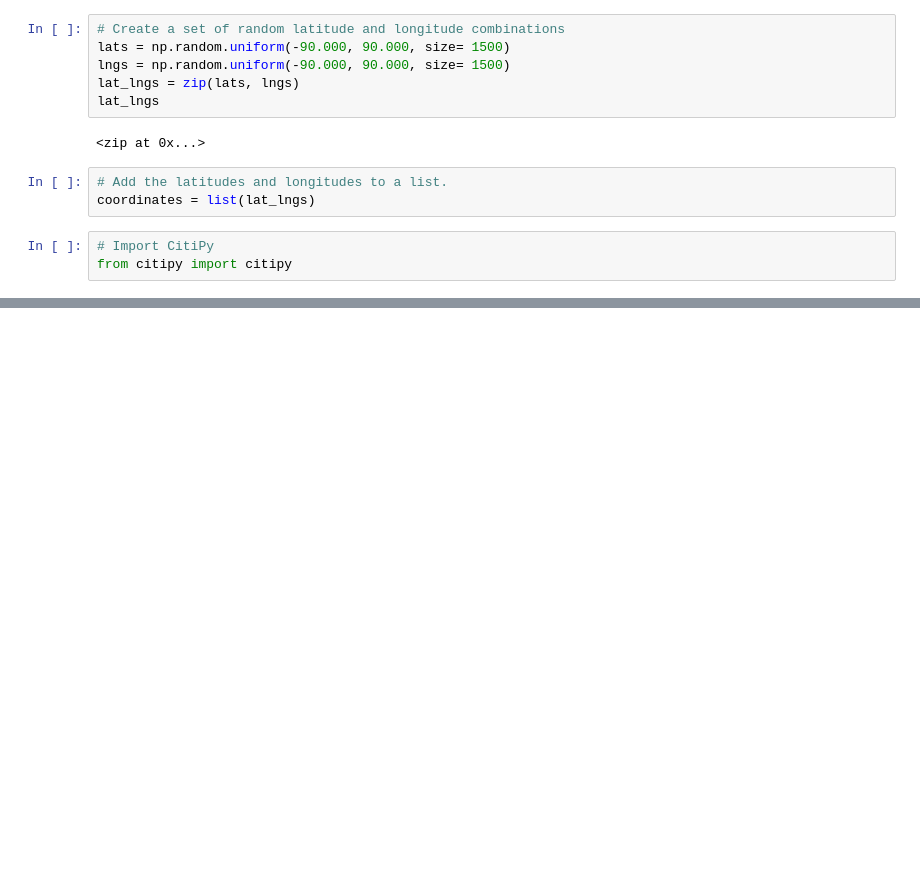
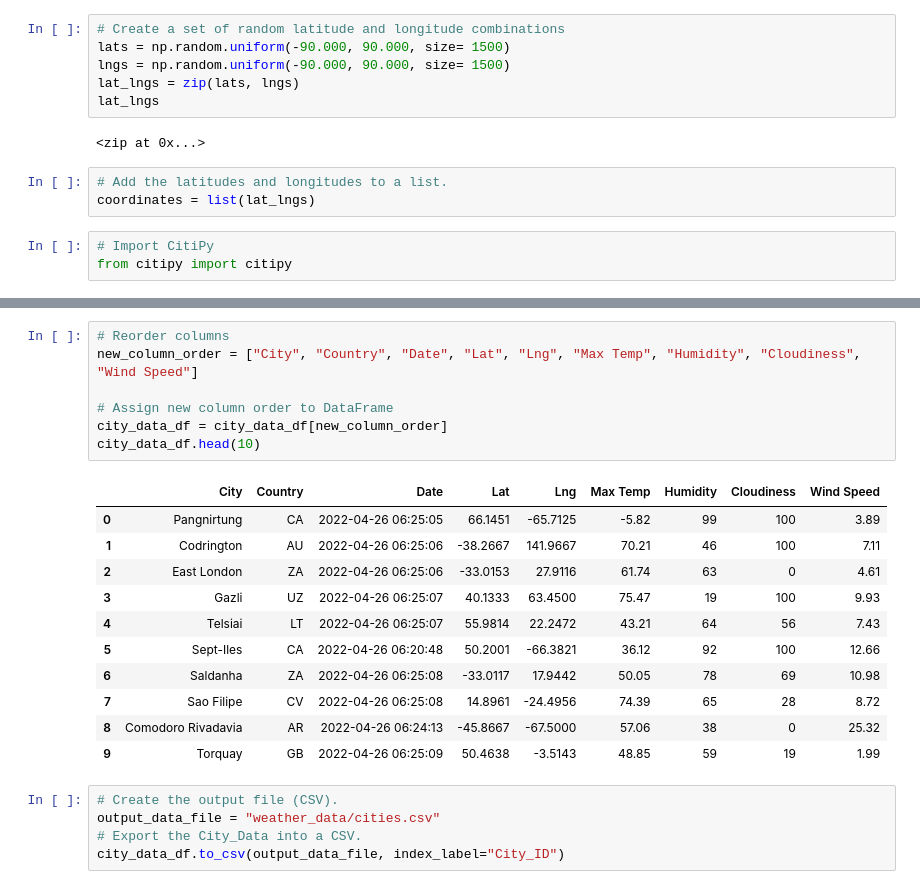
Before and after one commit to loraleonida/World_Weather_Analysis, a Jupyter notebook: WeatherPy.ipynb, the cells around one changed output, grey strips where cells are left out. Drawn from its saved outputs; the diff is of its cells as text; blank space fills up the shorter version.

```diff
--- a/WeatherPy.ipynb
+++ b/WeatherPy.ipynb
@@ -33,0 +147,24 @@ len(cities)
+# %%
+# Reorder columns
+new_column_order = ["City", "Country", "Date", "Lat", "Lng", "Max Temp", "Humidity", "Cloudiness", "Wind Speed"]
+
+# Assign new column order to DataFrame
+city_data_df = city_data_df[new_column_order]
+city_data_df.head(10)
+# %% [output]
+|  | City | Country | Date | Lat | Lng | Max Temp | Humidity | Cloudiness | Wind Speed |
+| 0 | Pangnirtung | CA | 2022-04-26 06:25:05 | 66.1451 | -65.7125 | -5.82 | 99 | 100 | 3.89 |
+| 1 | Codrington | AU | 2022-04-26 06:25:06 | -38.2667 | 141.9667 | 70.21 | 46 | 100 | 7.11 |
+| 2 | East London | ZA | 2022-04-26 06:25:06 | -33.0153 | 27.9116 | 61.74 | 63 | 0 | 4.61 |
+| 3 | Gazli | UZ | 2022-04-26 06:25:07 | 40.1333 | 63.4500 | 75.47 | 19 | 100 | 9.93 |
+| 4 | Telsiai | LT | 2022-04-26 06:25:07 | 55.9814 | 22.2472 | 43.21 | 64 | 56 | 7.43 |
+| 5 | Sept-Iles | CA | 2022-04-26 06:20:48 | 50.2001 | -66.3821 | 36.12 | 92 | 100 | 12.66 |
+| 6 | Saldanha | ZA | 2022-04-26 06:25:08 | -33.0117 | 17.9442 | 50.05 | 78 | 69 | 10.98 |
+| 7 | Sao Filipe | CV | 2022-04-26 06:25:08 | 14.8961 | -24.4956 | 74.39 | 65 | 28 | 8.72 |
+| 8 | Comodoro Rivadavia | AR | 2022-04-26 06:24:13 | -45.8667 | -67.5000 | 57.06 | 38 | 0 | 25.32 |
+| 9 | Torquay | GB | 2022-04-26 06:25:09 | 50.4638 | -3.5143 | 48.85 | 59 | 19 | 1.99 |
+# %%
+# Create the output file (CSV).
+output_data_file = "weather_data/cities.csv"
+# Export the City_Data into a CSV.
+city_data_df.to_csv(output_data_file, index_label="City_ID")
```
Also changed, not shown: parts of 7 cells of this notebook, 1 other file.
